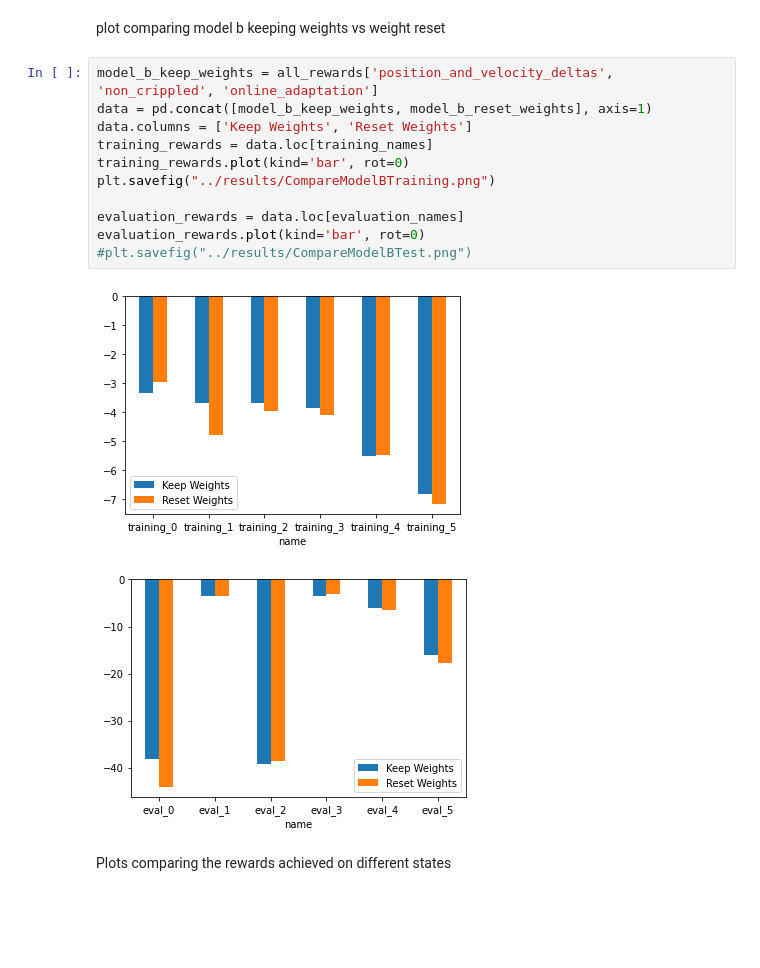
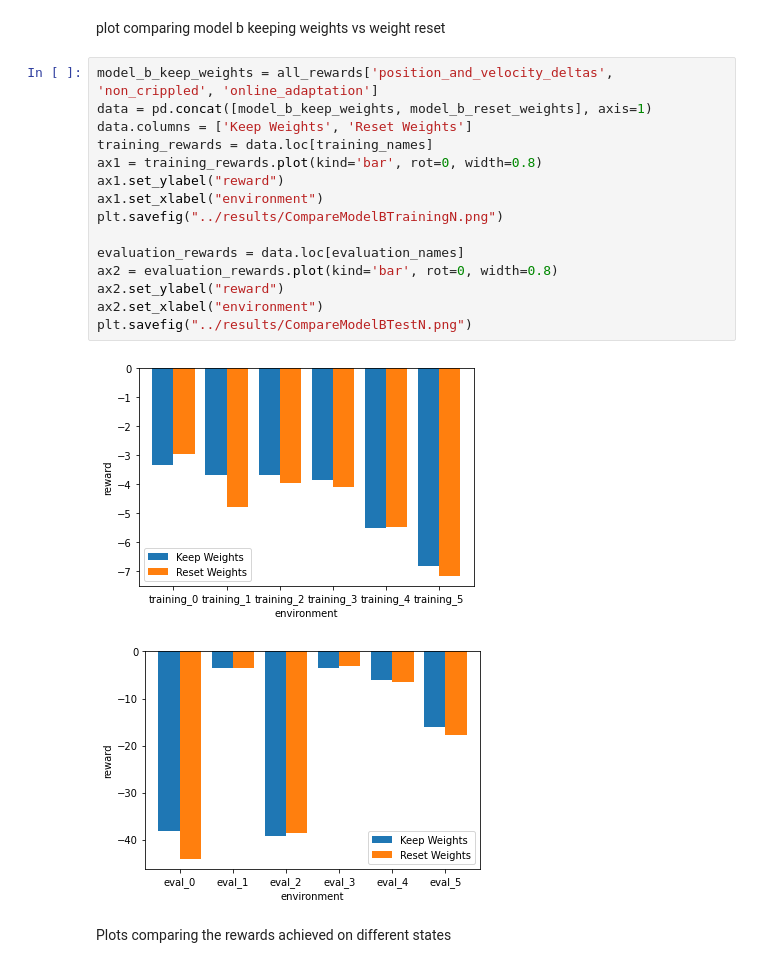
Before and after one commit to DankiLiu/DL4Robotics, a Jupyter notebook: Danki_Tobias/evaluation/plot_statistics.ipynb, the cells around one changed output. Drawn from its saved outputs; the diff is of its cells as text; blank space fills up the shorter version.

Commit message:
Small changes on generating plots

```diff
--- a/Danki_Tobias/evaluation/plot_statistics.ipynb
+++ b/Danki_Tobias/evaluation/plot_statistics.ipynb
@@ -61,17 +61,21 @@ plot comparing model b keeping weights vs weight reset
 # %%
 model_b_keep_weights = all_rewards['position_and_velocity_deltas', 'non_crippled', 'online_adaptation']
 data = pd.concat([model_b_keep_weights, model_b_reset_weights], axis=1)
 data.columns = ['Keep Weights', 'Reset Weights']
 training_rewards = data.loc[training_names]
-training_rewards.plot(kind='bar', rot=0)
-plt.savefig("../results/CompareModelBTraining.png")
+ax1 = training_rewards.plot(kind='bar', rot=0, width=0.8)
+ax1.set_ylabel("reward")
+ax1.set_xlabel("environment")
+plt.savefig("../results/CompareModelBTrainingN.png")
 
 evaluation_rewards = data.loc[evaluation_names]
-evaluation_rewards.plot(kind='bar', rot=0)
-#plt.savefig("../results/CompareModelBTest.png")
+ax2 = evaluation_rewards.plot(kind='bar', rot=0, width=0.8)
+ax2.set_ylabel("reward")
+ax2.set_xlabel("environment")
+plt.savefig("../results/CompareModelBTestN.png")
 # %% [output]
-[figure, old version]
+[figure, new version]
-[figure, old version]
+[figure, new version]
 # %% [markdown]
 Plots comparing the rewards achieved on different states
 # %%
```
